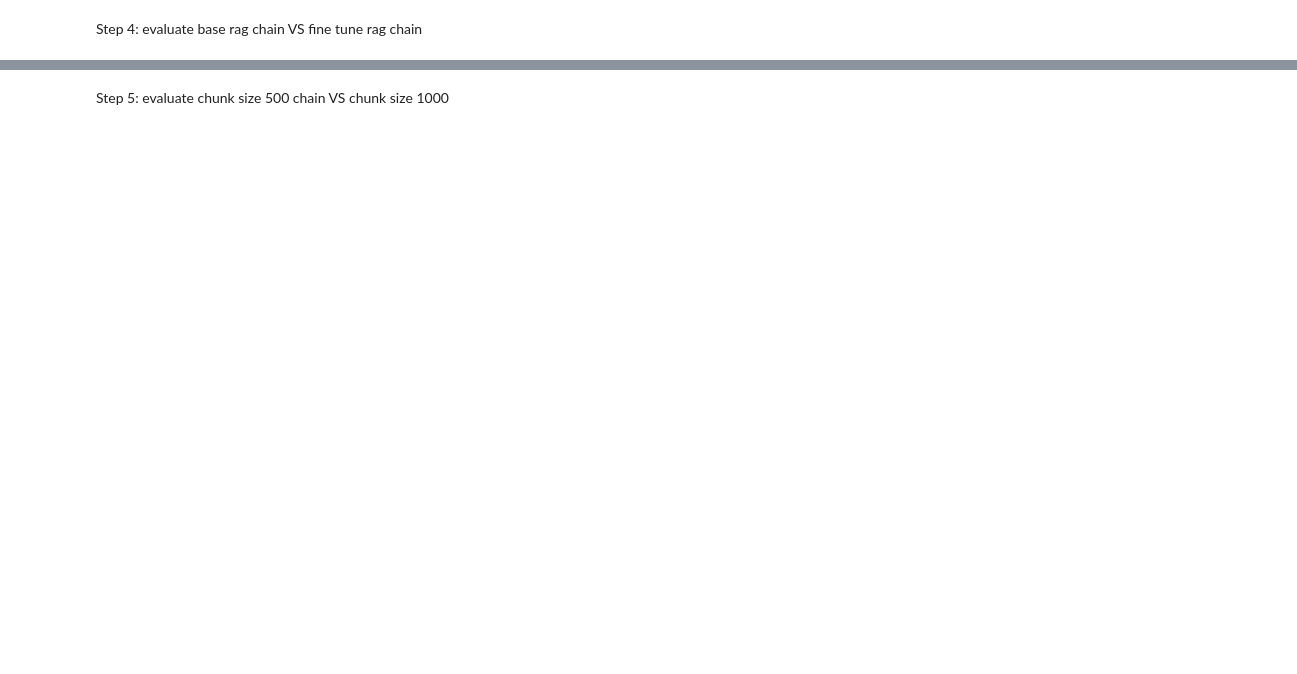
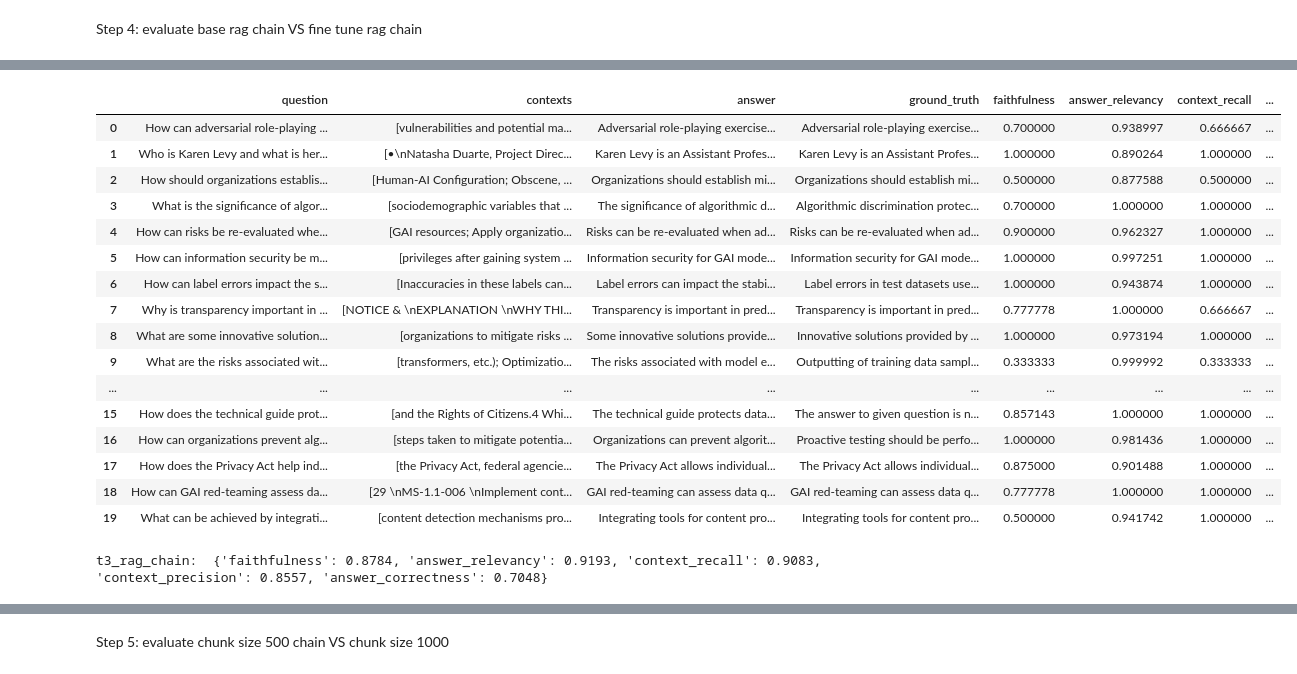
Before and after one commit to yinong0313/AIE4, a Jupyter notebook: Midterm/Task 4-5 Notebook.ipynb, the cells around one changed output, grey strips where cells are left out. Saved outputs shown, nothing was run; the diff lists cells and outputs as text; code cells hidden in the pictures; blank space fills up the shorter version.

```diff
--- a/Midterm/Task 4-5 Notebook.ipynb
+++ b/Midterm/Task 4-5 Notebook.ipynb
@@ -499,0 +537,28 @@ fine_tune_rag_chain:  {'faithfulness': 0.9202, 'answer_relevancy': 0.9676, 'cont
+# %%
+result.to_pandas()
+# %% [output]
+|  | question | contexts | answer | ground_truth | faithfulness | answer_relevancy | context_recall | ... |
+| 0 | How can adversarial role-playing ... | [vulnerabilities and potential ma... | Adversarial role-playing exercise... | Adversarial role-playing exercise... | 0.700000 | 0.938997 | 0.666667 | ... |
+| 1 | Who is Karen Levy and what is her... | [•\nNatasha Duarte, Project Direc... | Karen Levy is an Assistant Profes... | Karen Levy is an Assistant Profes... | 1.000000 | 0.890264 | 1.000000 | ... |
+| 2 | How should organizations establis... | [Human-AI Conﬁguration; Obscene, ... | Organizations should establish mi... | Organizations should establish mi... | 0.500000 | 0.877588 | 0.500000 | ... |
+| 3 | What is the significance of algor... | [sociodemographic variables that ... | The significance of algorithmic d... | Algorithmic discrimination protec... | 0.700000 | 1.000000 | 1.000000 | ... |
+| 4 | How can risks be re-evaluated whe... | [GAI resources; Apply organizatio... | Risks can be re-evaluated when ad... | Risks can be re-evaluated when ad... | 0.900000 | 0.962327 | 1.000000 | ... |
+| 5 | How can information security be m... | [privileges after gaining system ... | Information security for GAI mode... | Information security for GAI mode... | 1.000000 | 0.997251 | 1.000000 | ... |
+| 6 | How can label errors impact the s... | [Inaccuracies in these labels can... | Label errors can impact the stabi... | Label errors in test datasets use... | 1.000000 | 0.943874 | 1.000000 | ... |
+| 7 | Why is transparency important in ... | [NOTICE & \nEXPLANATION \nWHY THI... | Transparency is important in pred... | Transparency is important in pred... | 0.777778 | 1.000000 | 0.666667 | ... |
+| 8 | What are some innovative solution... | [organizations to mitigate risks ... | Some innovative solutions provide... | Innovative solutions provided by ... | 1.000000 | 0.973194 | 1.000000 | ... |
+| 9 | What are the risks associated wit... | [transformers, etc.); Optimizatio... | The risks associated with model e... | Outputting of training data sampl... | 0.333333 | 0.999992 | 0.333333 | ... |
+| ... | ... | ... | ... | ... | ... | ... | ... | ... |
+| 15 | How does the technical guide prot... | [and the Rights of Citizens.4 Whi... | The technical guide protects data... | The answer to given question is n... | 0.857143 | 1.000000 | 1.000000 | ... |
+| 16 | How can organizations prevent alg... | [steps taken to mitigate potentia... | Organizations can prevent algorit... | Proactive testing should be perfo... | 1.000000 | 0.981436 | 1.000000 | ... |
+| 17 | How does the Privacy Act help ind... | [the Privacy Act, federal agencie... | The Privacy Act allows individual... | The Privacy Act allows individual... | 0.875000 | 0.901488 | 1.000000 | ... |
+| 18 | How can GAI red-teaming assess da... | [29 \nMS-1.1-006 \nImplement cont... | GAI red-teaming can assess data q... | GAI red-teaming can assess data q... | 0.777778 | 1.000000 | 1.000000 | ... |
+| 19 | What can be achieved by integrati... | [content detection mechanisms pro... | Integrating tools for content pro... | Integrating tools for content pro... | 0.500000 | 0.941742 | 1.000000 | ... |
+# %%
+from ragas import evaluate
+result = evaluate(
+    t3_dataset,
+    metrics)
+print("t3_rag_chain: ", result)
+# %% [output]
+t3_rag_chain:  {'faithfulness': 0.8784, 'answer_relevancy': 0.9193, 'context_recall': 0.9083, 'context_precision': 0.8557, 'answer_correctness': 0.7048}
```
Also changed, not shown: parts of 32 cells of this notebook.
